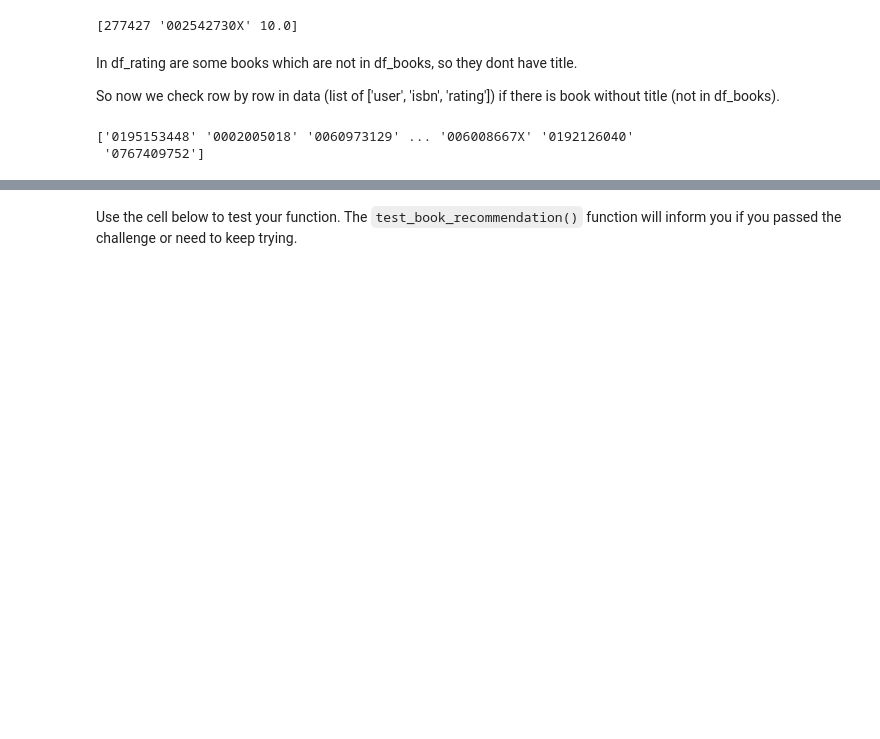
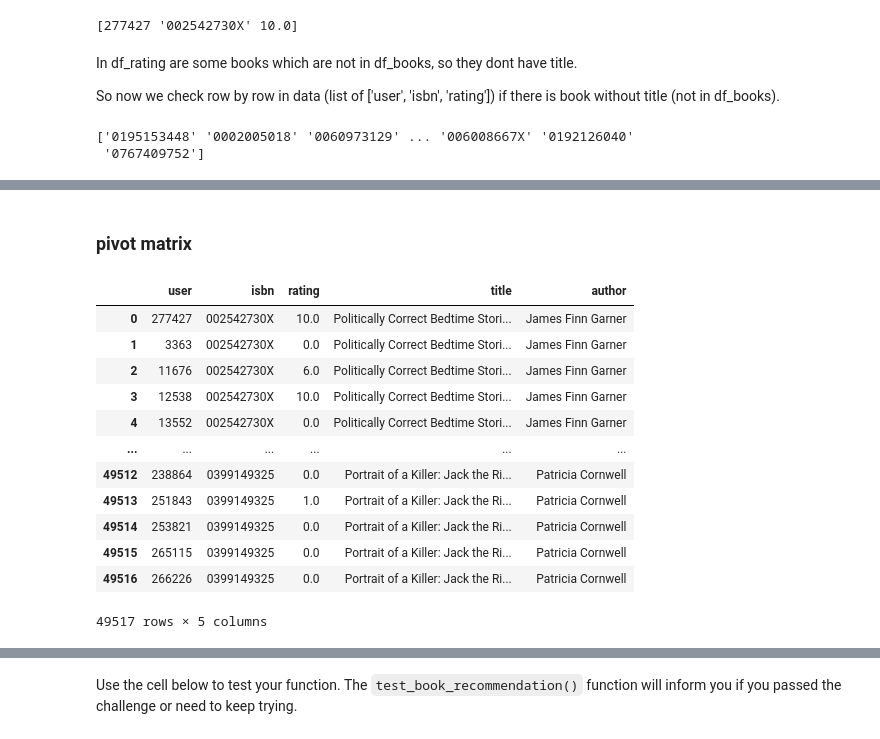
Before and after one commit to kalinosia/freeCodeCamp_Machine_Learning_with_Python, a Jupyter notebook: fcc_book_recommendation_knn.ipynb, the cells around one changed output, grey strips where cells are left out. Saved outputs shown, nothing was run; the diff lists cells and outputs as text; code cells hidden in the pictures; blank space fills up the shorter version.

```diff
--- a/fcc_book_recommendation_knn.ipynb
+++ b/fcc_book_recommendation_knn.ipynb
@@ -509,0 +392,7 @@ def get_recommends(book = ""):
+# %%
+books_without_title=set()  # create set od books without title
+for row in data:
+  if row[1] not in df_books['isbn'].values:
+    books_without_title.add(row[1])
+# 5 minutes to do this
+print("There're ", len(books_without_title), "books without title.\nHere there are:  ", books_without_title)
@@ -509,0 +422,9 @@ def get_recommends(book = ""):
+# %%
+# remove from the dataset users with less than 200 ratings and books with less than 100 ratings.
+data = []  # ['user', 'isbn', 'rating']
+for row in df_ratings.values:
+  if books_count_ratings[row[1]]>=100 and users_count_ratings[row[0]]>=200:
+    if row[1] not in books_without_title:
+      data.append(row)
+
+print(len(data))
@@ -509,0 +433,3 @@ def get_recommends(book = ""):
+# %%
+df_ratings_new = pd.DataFrame(data,
+             columns=['user', 'isbn', 'rating'])
@@ -509,0 +456,2 @@ def get_recommends(book = ""):
+# %%
+df= pd.merge(df_ratings_new, df_books, on = 'isbn')
@@ -509,0 +467,18 @@ def get_recommends(book = ""):
+# %% [markdown]
+### pivot matrix
+# %%
+df
+# %% [output]
+|  | user | isbn | rating | title | author |
+| 0 | 277427 | 002542730X | 10.0 | Politically Correct Bedtime Stori... | James Finn Garner |
+| 1 | 3363 | 002542730X | 0.0 | Politically Correct Bedtime Stori... | James Finn Garner |
+| 2 | 11676 | 002542730X | 6.0 | Politically Correct Bedtime Stori... | James Finn Garner |
+| 3 | 12538 | 002542730X | 10.0 | Politically Correct Bedtime Stori... | James Finn Garner |
+| 4 | 13552 | 002542730X | 0.0 | Politically Correct Bedtime Stori... | James Finn Garner |
+| ... | ... | ... | ... | ... | ... |
+| 49512 | 238864 | 0399149325 | 0.0 | Portrait of a Killer: Jack the Ri... | Patricia Cornwell |
+| 49513 | 251843 | 0399149325 | 1.0 | Portrait of a Killer: Jack the Ri... | Patricia Cornwell |
+| 49514 | 253821 | 0399149325 | 0.0 | Portrait of a Killer: Jack the Ri... | Patricia Cornwell |
+| 49515 | 265115 | 0399149325 | 0.0 | Portrait of a Killer: Jack the Ri... | Patricia Cornwell |
+| 49516 | 266226 | 0399149325 | 0.0 | Portrait of a Killer: Jack the Ri... | Patricia Cornwell |
+49517 rows × 5 columns
```
Also changed, not shown: parts of 71 cells of this notebook.
